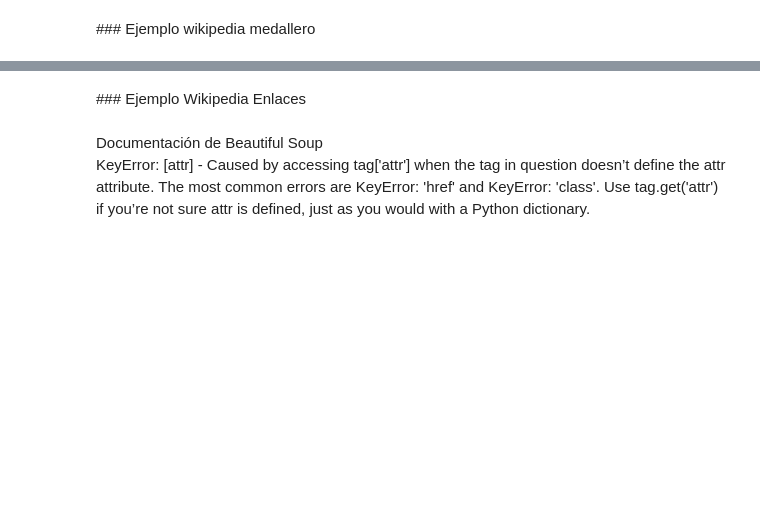
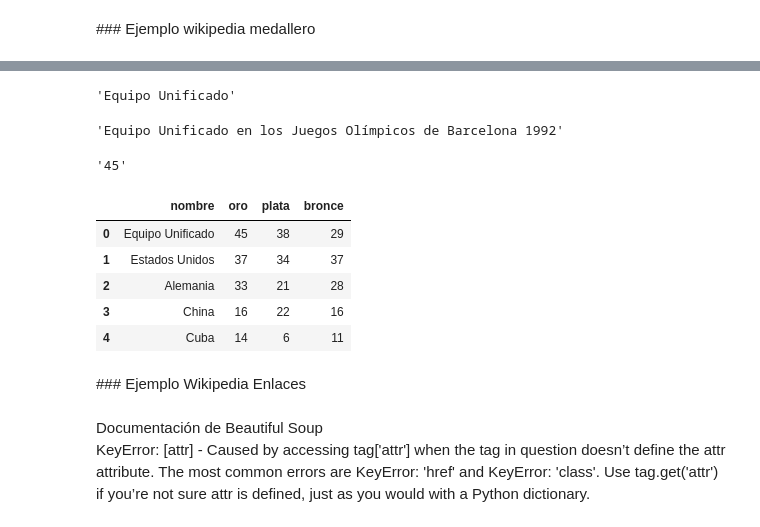
Before and after one commit to Ironhack-Data-Madrid-Octubre-2021/apuntes_clase, a Jupyter notebook: semana_03/04- Web scraping.ipynb, the cells around one changed output, grey strips where cells are left out. Cells and saved outputs as stored; diff of their text form; code cells hidden in the pictures; blank space fills up the shorter version.

```diff
--- a/semana_03/04- Web scraping.ipynb
+++ b/semana_03/04- Web scraping.ipynb
@@ -180,2 +429,4 @@ url_medallero='https://es.wikipedia.org/wiki/Juegos_Ol%C3%ADmpicos_de_Barcelona_
 # %%
 # Aquí hemos seleccionado la última tabla de la página de wikipedia
+elemento = tablas[-1].find_all("a")[0]
+elemento
@@ -182,2 +459,3 @@ url_medallero='https://es.wikipedia.org/wiki/Juegos_Ol%C3%ADmpicos_de_Barcelona_
 # %%
 # Busco todo lo que tenga la etiqueta "a" y como findall me devuelve una lista, me quedo con el primer elemento
+medallero = soup_med.findAll("table")[-4]
@@ -192,3 +479,36 @@ url_medallero='https://es.wikipedia.org/wiki/Juegos_Ol%C3%ADmpicos_de_Barcelona_
+# %%
+medallero.findAll("tr")[1].findAll("td")[1].find("a").getText().strip()
+# %% [output]
+'Equipo Unificado'
+# %%
+medallero.findAll("tr")[1].findAll("td")[1].find("a").get("title") # EXTRAYENDO TEXTO DEL ATRIBUTO TITLE DEL ENLACE
+# %% [output]
+'Equipo Unificado en los Juegos Olímpicos de Barcelona 1992'
+# %%
+medallero.findAll("tr")[1].findAll("td")[2].getText()
+# %% [output]
+'45'
+# %%
+med_paises = []
+for f in medallero.find_all("tr"): #LISTA CON LAS FILAS DE LA TABLA
+    fila = [elemento for elemento in f.find_all("td")] # ELEMENTOS DENTRO DE CADA FILA
+    if len(fila) > 1:
+        diccionario_2 = {"nombre": fila[1].find("a").getText().strip(),
+                      "oro": int(fila[2].text),
+                      "plata": int(fila[3].text),
+                      "bronce":int(fila[4].text)}
+        med_paises.append(diccionario_2)
+# %%
+data_total = pd.DataFrame(med_paises)
+# %%
+data_total.head()
+# %% [output]
+|  | nombre | oro | plata | bronce |
+| 0 | Equipo Unificado | 45 | 38 | 29 |
+| 1 | Estados Unidos | 37 | 34 | 37 |
+| 2 | Alemania | 33 | 21 | 28 |
+| 3 | China | 16 | 22 | 16 |
+| 4 | Cuba | 14 | 6 | 11 |
 # %% [markdown]
 ### Ejemplo Wikipedia Enlaces
 # %%
```
Also changed, not shown: parts of 75 cells of this notebook, 1 other file.
